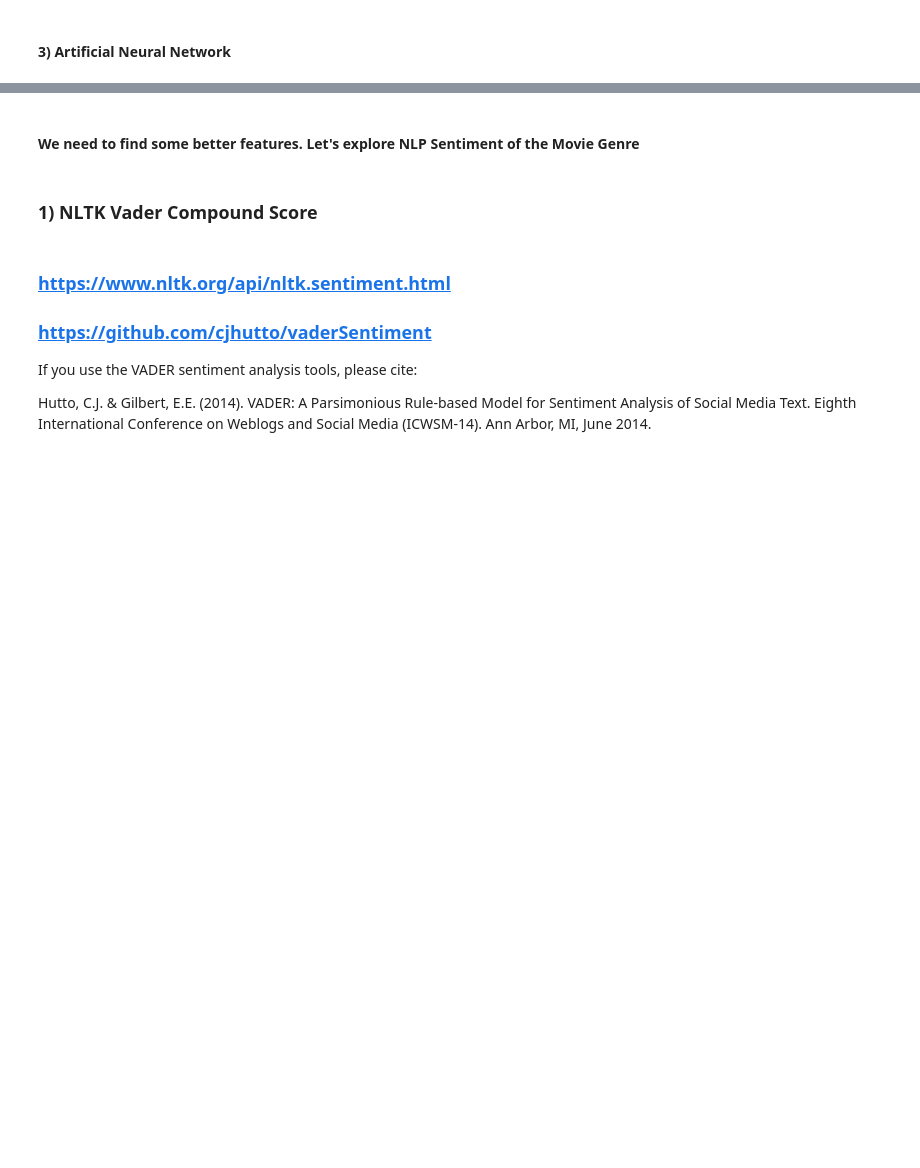
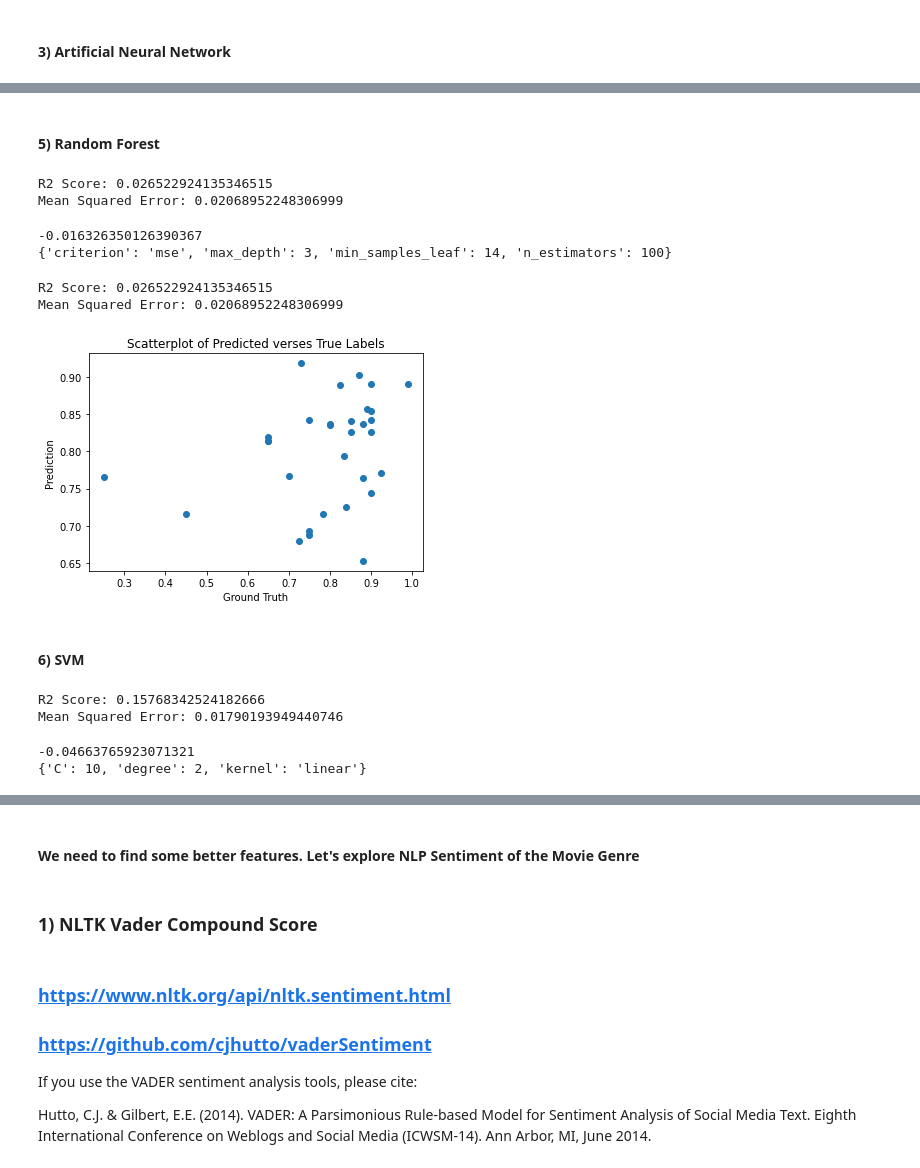
Before and after one commit to amandahutter/Movies-Analysis, a Jupyter notebook: Movies.ipynb, the cells around one changed output, grey strips where cells are left out. Drawn from its saved outputs; the diff is of its cells as text; code cells hidden in the pictures; blank space fills up the shorter version.

```diff
--- a/Movies.ipynb
+++ b/Movies.ipynb
@@ -676,0 +730,13 @@ Mean Squared Error: 0.02026605191015795
+# %% [markdown]
+#### 5) Random Forest
+# %%
+rf_model = RandomForestRegressor(random_state = 42, criterion = 'mse', n_estimators = 100,
+                                max_depth = None, min_samples_leaf = 1)
+rf_model.fit(X_Train, Y_Train)
+Y_Test_Pred = rf_model.predict(X_Test)
+
+print("R2 Score:", r2_score(Y_Test, Y_Test_Pred))
+print("Mean Squared Error:",mean_squared_error(Y_Test, Y_Test_Pred))
+# %% [output]
+R2 Score: 0.026522924135346515
+Mean Squared Error: 0.02068952248306999
@@ -676,0 +765,39 @@ Mean Squared Error: 0.02026605191015795
+# %%
+make_GridSearchCV_RF(X_Train, Y_Train)
+# %% [output]
+-0.016326350126390367
+{'criterion': 'mse', 'max_depth': 3, 'min_samples_leaf': 14, 'n_estimators': 100}
+# %%
+rf_model = RandomForestRegressor(random_state = 42, criterion = 'mse', n_estimators = 100,
+                                max_depth = None, min_samples_leaf = 1)
+rf_model.fit(X_Train, Y_Train)
+Y_Test_Pred = rf_model.predict(X_Test)
+
+print("R2 Score:", r2_score(Y_Test, Y_Test_Pred))
+print("Mean Squared Error:",mean_squared_error(Y_Test, Y_Test_Pred))
+
+plt.scatter(Y_Test, Y_Test_Pred)
+plt.title('Scatterplot of Predicted verses True Labels')
+plt.xlabel('Ground Truth')
+plt.ylabel('Prediction')
+plt.show()
+# %% [output]
+R2 Score: 0.026522924135346515
+Mean Squared Error: 0.02068952248306999
+[figure, added]
+# %% [markdown]
+#### 6) SVM
+# %%
+sc = StandardScaler()
+X_Train_sc = sc.fit_transform(X_Train)
+X_Test_sc = sc.transform(X_Test)
+
+svm_model = SVR(C = 1.0, kernel = 'rbf', degree = 3)
+svm_model.fit(X_Train_sc, Y_Train)
+Y_Test_Pred = svm_model.predict(X_Test_sc)
+
+print("R2 Score:", r2_score(Y_Test, Y_Test_Pred))
+print("Mean Squared Error:",mean_squared_error(Y_Test, Y_Test_Pred))
+# %% [output]
+R2 Score: 0.15768342524182666
+Mean Squared Error: 0.01790193949440746
@@ -676,0 +823,5 @@ Mean Squared Error: 0.02026605191015795
+# %%
+make_GridSearchCV_SVM(X_Train_sc, Y_Train)
+# %% [output]
+-0.04663765923071321
+{'C': 10, 'degree': 2, 'kernel': 'linear'}
```
Also changed, not shown: parts of 112 cells of this notebook.
